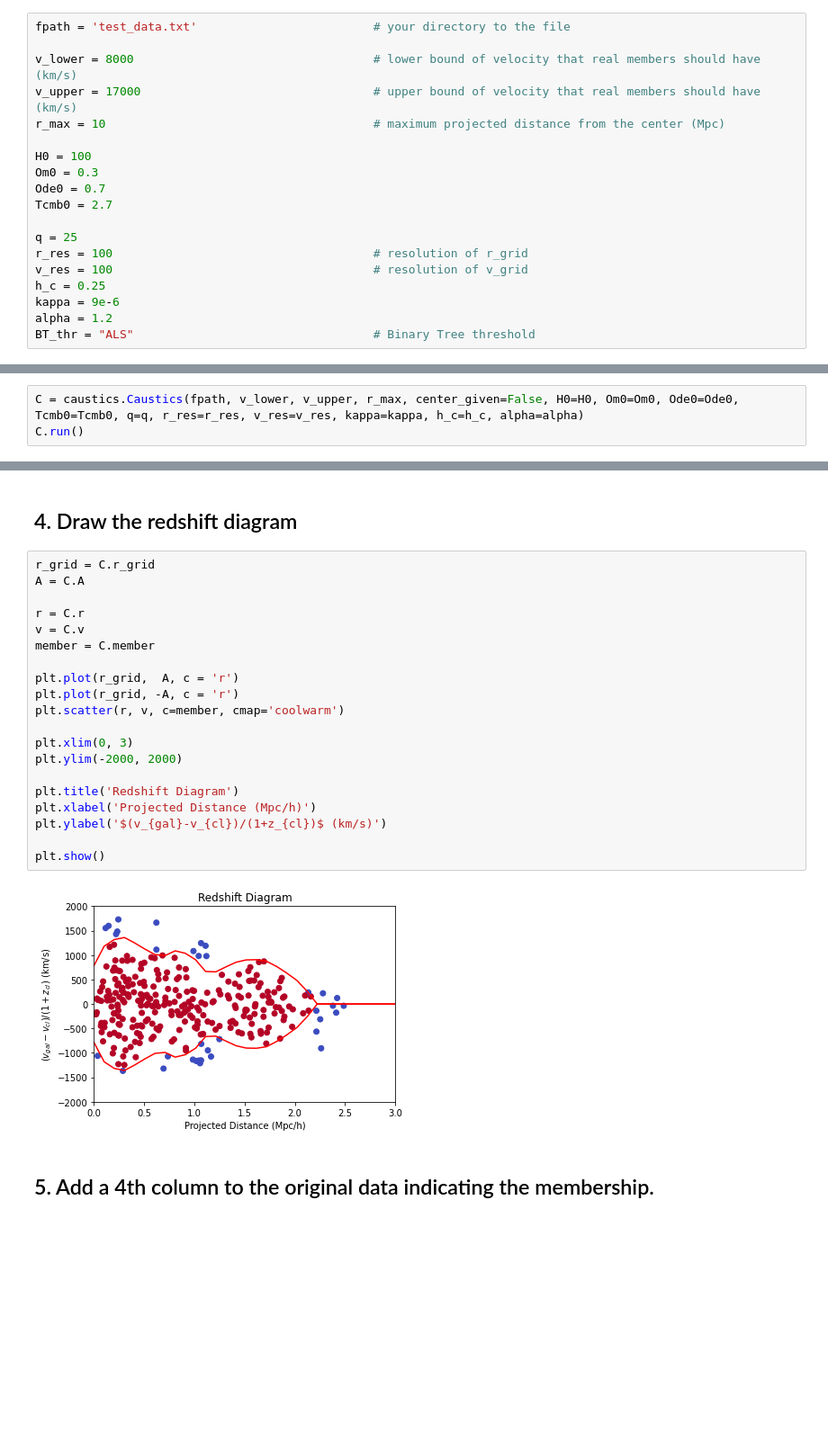
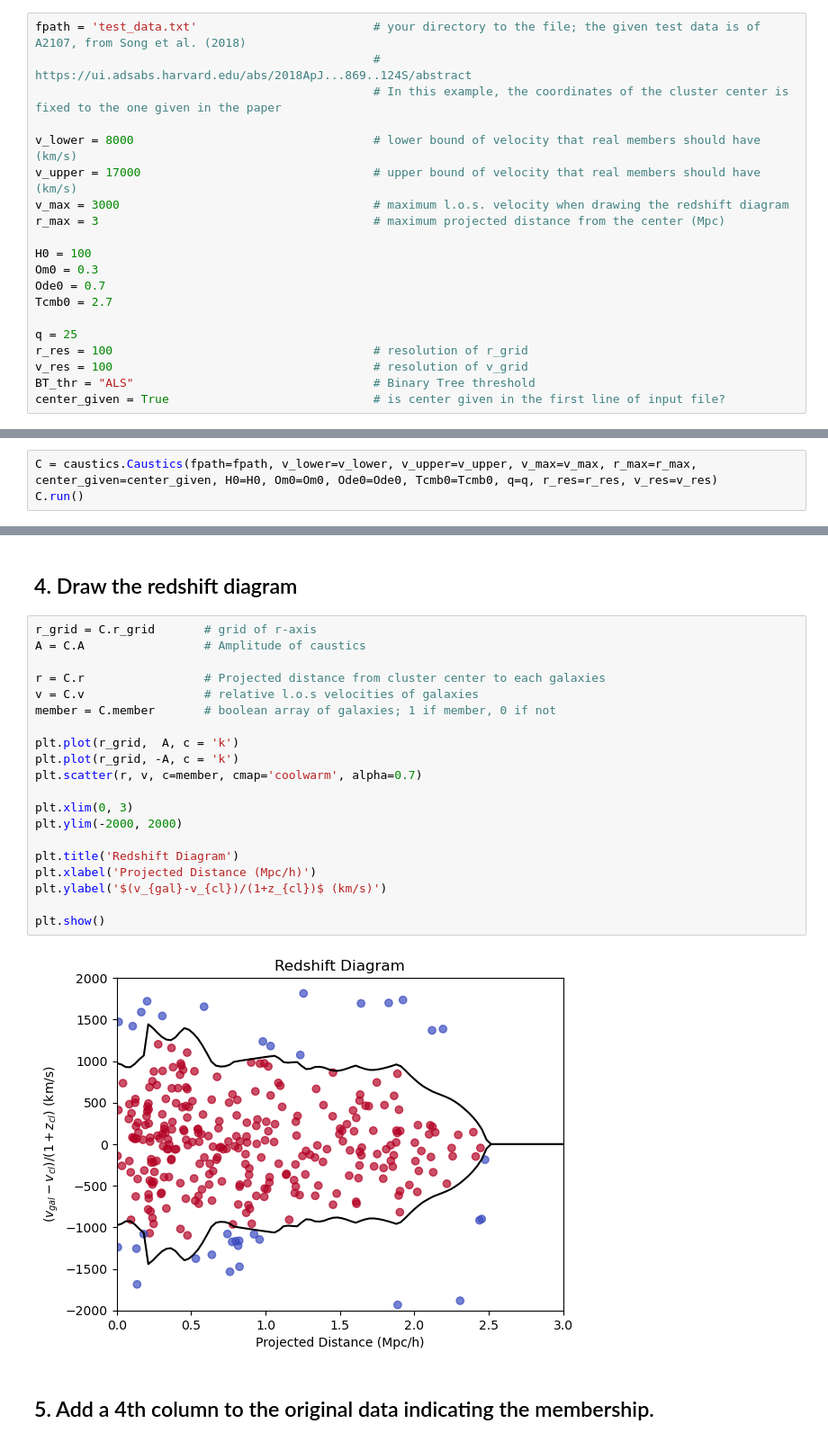
Before and after one commit to woodykang/CausticSNUpy, a Jupyter notebook: example.ipynb, the cells around one changed output, grey strips where cells are left out. Shown at 90% size. Drawn from its saved outputs; the diff is of its cells as text; blank space fills up the shorter version.

Commit message:
[update] updated example

```diff
--- a/example.ipynb
+++ b/example.ipynb
@@ -10,9 +18,12 @@ from CausticSNUpy import caustics
 # %%
-fpath = 'test_data.txt'                         # your directory to the file
+fpath = 'test_data.txt'                         # your directory to the file; the given test data is of A2107, from Song et al. (2018)
+                                                # https://ui.adsabs.harvard.edu/abs/2018ApJ...869..124S/abstract
+                                                # In this example, the coordinates of the cluster center is fixed to the one given in the paper
 
 v_lower = 8000                                  # lower bound of velocity that real members should have (km/s)
 v_upper = 17000                                 # upper bound of velocity that real members should have (km/s)
-r_max = 10                                      # maximum projected distance from the center (Mpc)
+v_max = 3000                                    # maximum l.o.s. velocity when drawing the redshift diagram
+r_max = 3                                       # maximum projected distance from the center (Mpc)
 
 H0 = 100
 Om0 = 0.3
@@ -22,14 +33,12 @@ Tcmb0 = 2.7
 q = 25
 r_res = 100                                     # resolution of r_grid
 v_res = 100                                     # resolution of v_grid
-h_c = 0.25
-kappa = 9e-6
-alpha = 1.2
 BT_thr = "ALS"                                  # Binary Tree threshold
+center_given = True                             # is center given in the first line of input file?
 # %% [markdown]
 ## 3. Create an instance of caustics with parameters and run the caustic technique.
 # %%
-C = caustics.Caustics(fpath, v_lower, v_upper, r_max, center_given=False, H0=H0, Om0=Om0, Ode0=Ode0, Tcmb0=Tcmb0, q=q, r_res=r_res, v_res=v_res, kappa=kappa, h_c=h_c, alpha=alpha)
+C = caustics.Caustics(fpath=fpath, v_lower=v_lower, v_upper=v_upper, v_max=v_max, r_max=r_max, center_given=center_given, H0=H0, Om0=Om0, Ode0=Ode0, Tcmb0=Tcmb0, q=q, r_res=r_res, v_res=v_res)
 C.run()
 # %% [output]
 Unpacking data.
@@ -55,27 +61,27 @@ Membership determination done.
 # %% [markdown]
 ## 4. Draw the redshift diagram
 # %%
-r_grid = C.r_grid
-A = C.A
+r_grid = C.r_grid       # grid of r-axis
+A = C.A                 # Amplitude of caustics
 
-r = C.r
-v = C.v
-member = C.member
+r = C.r                 # Projected distance from cluster center to each galaxies
+v = C.v                 # relative l.o.s velocities of galaxies
+member = C.member       # boolean array of galaxies; 1 if member, 0 if not
 
-plt.plot(r_grid,  A, c = 'r')
-plt.plot(r_grid, -A, c = 'r')
-plt.scatter(r, v, c=member, cmap='coolwarm')
+plt.plot(r_grid,  A, c = 'k')
+plt.plot(r_grid, -A, c = 'k')
+plt.scatter(r, v, c=member, cmap='coolwarm', alpha=0.7)
 
 plt.xlim(0, 3)
 plt.ylim(-2000, 2000)
 
 plt.title('Redshift Diagram')
 plt.xlabel('Projected Distance (Mpc/h)')
 plt.ylabel('$(v_{gal}-v_{cl})/(1+z_{cl})$ (km/s)')
 
 plt.show()
 # %% [output]
-[figure, old version]
+[figure, new version]
 # %% [markdown]
 ## 5. Add a 4th column to the original data indicating the membership.
 # %%
```
Also changed, not shown: parts of 5 cells of this notebook.
